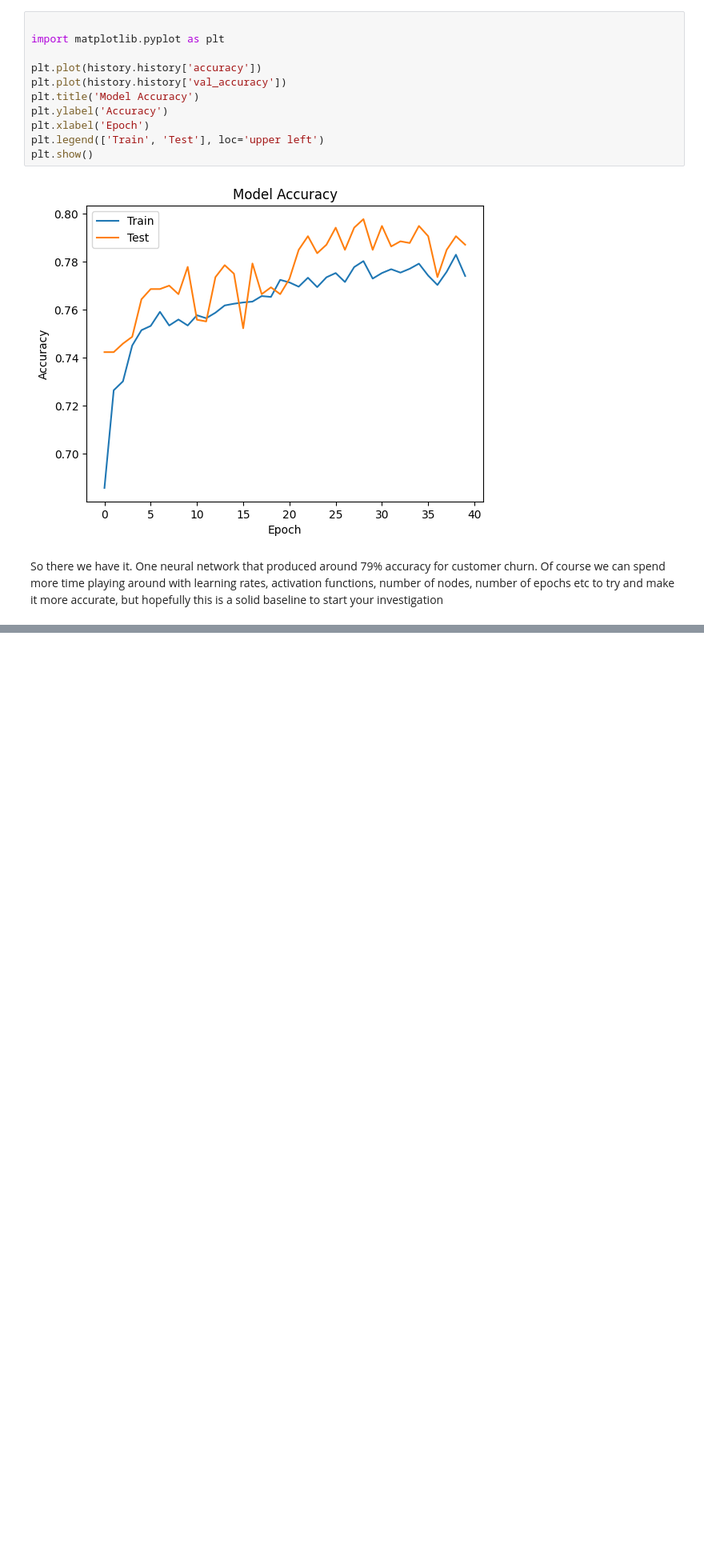
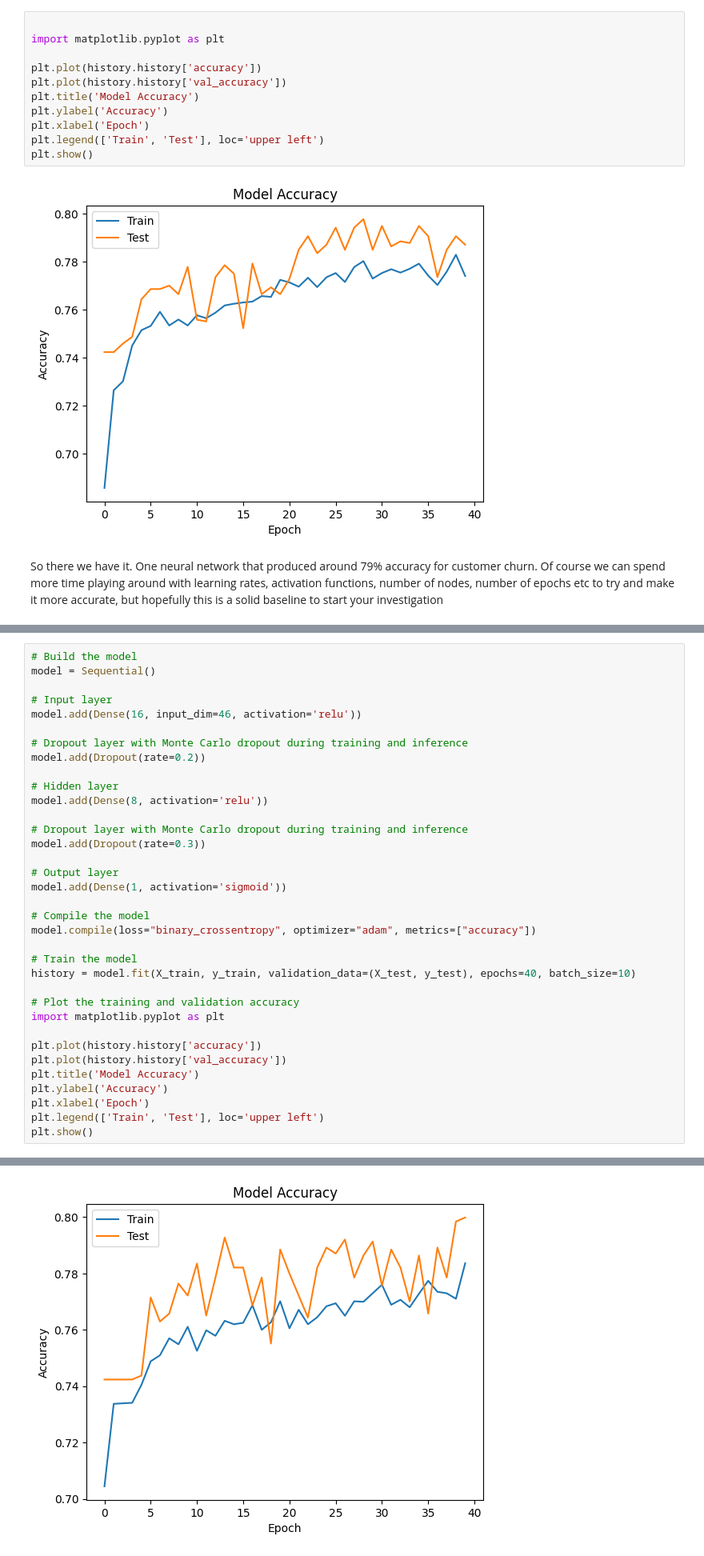
Before and after one commit to Guhan2348519/dl-lab-tasks, a Jupyter notebook: 2348519_DL_lab4.ipynb, the cells around one changed output, grey strips where cells are left out. Shown at 80% size. Saved outputs shown, nothing was run; the diff lists cells and outputs as text; blank space fills up the shorter version.

```diff
--- a/2348519_DL_lab4.ipynb
+++ b/2348519_DL_lab4.ipynb
@@ -97,0 +203,36 @@ So there we have it. One neural network that produced around 79% accuracy for cu
+# %%
+# Build the model
+model = Sequential()
+
+# Input layer
+model.add(Dense(16, input_dim=46, activation='relu'))
+
+# Dropout layer with Monte Carlo dropout during training and inference
+model.add(Dropout(rate=0.2))
+
+# Hidden layer
+model.add(Dense(8, activation='relu'))
+
+# Dropout layer with Monte Carlo dropout during training and inference
+model.add(Dropout(rate=0.3))
+
+# Output layer
+model.add(Dense(1, activation='sigmoid'))
+
+# Compile the model
+model.compile(loss="binary_crossentropy", optimizer="adam", metrics=["accuracy"])
+
+# Train the model
+history = model.fit(X_train, y_train, validation_data=(X_test, y_test), epochs=40, batch_size=10)
+
+# Plot the training and validation accuracy
+import matplotlib.pyplot as plt
+
+plt.plot(history.history['accuracy'])
+plt.plot(history.history['val_accuracy'])
+plt.title('Model Accuracy')
+plt.ylabel('Accuracy')
+plt.xlabel('Epoch')
+plt.legend(['Train', 'Test'], loc='upper left')
+plt.show()
+# %% [output]
@@ -97,0 +256 @@ So there we have it. One neural network that produced around 79% accuracy for cu
+[figure, added]
```
Also changed, not shown: parts of 6 cells of this notebook.
